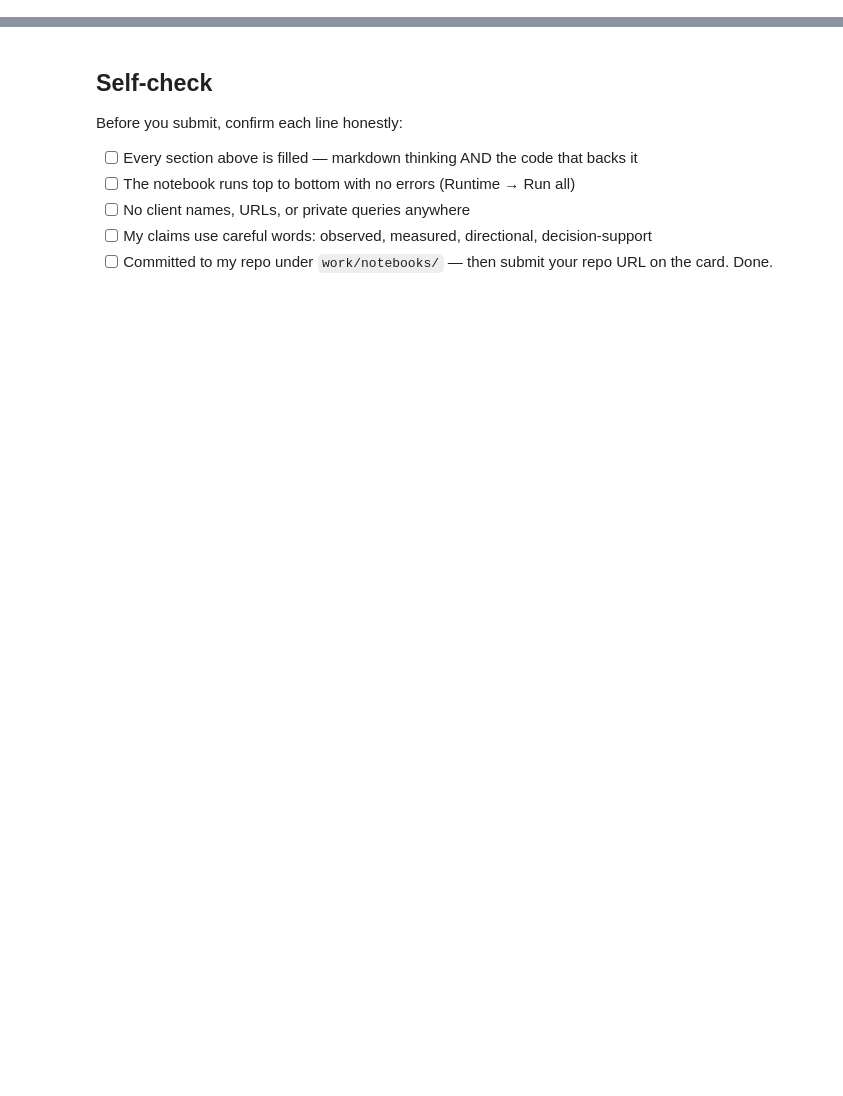
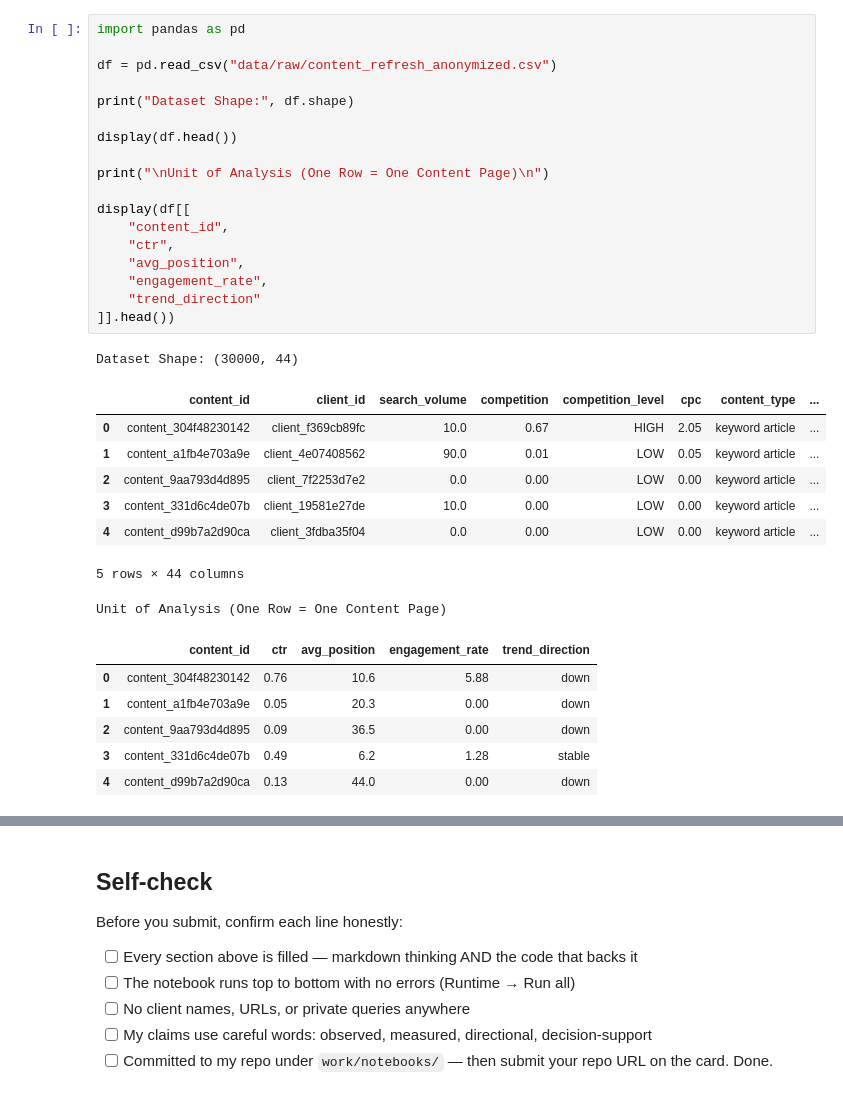
Before and after one commit to Rana4682/flyrank-ml-internship, a Jupyter notebook: work/notebooks/w02_ml_task_framing.ipynb, the cells around one changed output, grey strips where cells are left out. Saved outputs shown, nothing was run; the diff lists cells and outputs as text; blank space fills up the shorter version.

```diff
--- a/work/notebooks/w02_ml_task_framing.ipynb
+++ b/work/notebooks/w02_ml_task_framing.ipynb
@@ -43,0 +99,34 @@ This skeleton is yours to fill. Work the sections **in order** — each one has
+# %%
+import pandas as pd
+
+df = pd.read_csv("data/raw/content_refresh_anonymized.csv")
+
+print("Dataset Shape:", df.shape)
+
+display(df.head())
+
+print("\nUnit of Analysis (One Row = One Content Page)\n")
+
+display(df[[
+    "content_id",
+    "ctr",
+    "avg_position",
+    "engagement_rate",
+    "trend_direction"
+]].head())
+# %% [output]
+Dataset Shape: (30000, 44)
+|  | content_id | client_id | search_volume | competition | competition_level | cpc | content_type | ... |
+| 0 | content_304f48230142 | client_f369cb89fc | 10.0 | 0.67 | HIGH | 2.05 | keyword article | ... |
+| 1 | content_a1fb4e703a9e | client_4e07408562 | 90.0 | 0.01 | LOW | 0.05 | keyword article | ... |
+| 2 | content_9aa793d4d895 | client_7f2253d7e2 | 0.0 | 0.00 | LOW | 0.00 | keyword article | ... |
+| 3 | content_331d6c4de07b | client_19581e27de | 10.0 | 0.00 | LOW | 0.00 | keyword article | ... |
+| 4 | content_d99b7a2d90ca | client_3fdba35f04 | 0.0 | 0.00 | LOW | 0.00 | keyword article | ... |
+5 rows × 44 columns
+Unit of Analysis (One Row = One Content Page)
+|  | content_id | ctr | avg_position | engagement_rate | trend_direction |
+| 0 | content_304f48230142 | 0.76 | 10.6 | 5.88 | down |
+| 1 | content_a1fb4e703a9e | 0.05 | 20.3 | 0.00 | down |
+| 2 | content_9aa793d4d895 | 0.09 | 36.5 | 0.00 | down |
+| 3 | content_331d6c4de07b | 0.49 | 6.2 | 1.28 | stable |
+| 4 | content_d99b7a2d90ca | 0.13 | 44.0 | 0.00 | down |
```
Also changed, not shown: parts of 24 cells of this notebook.
